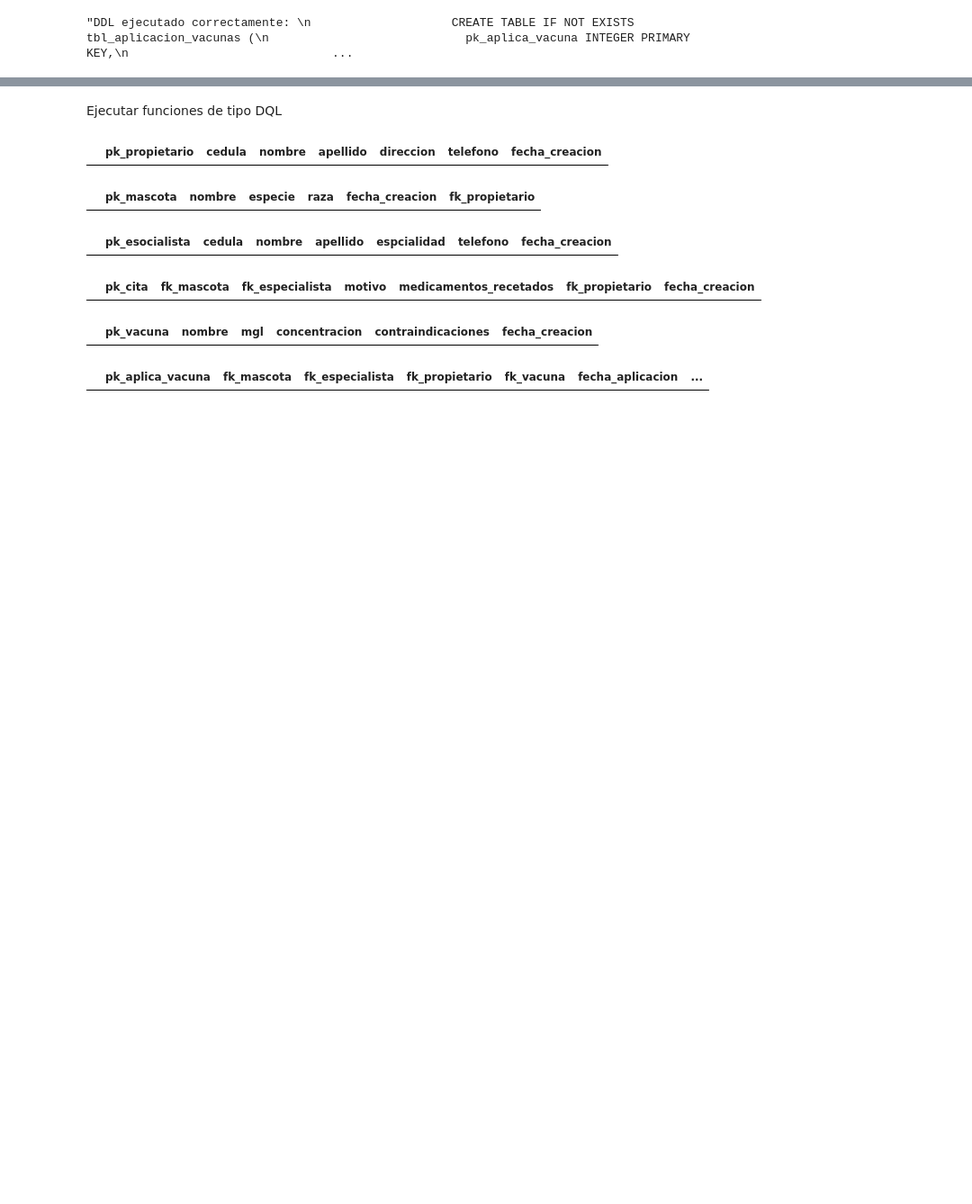
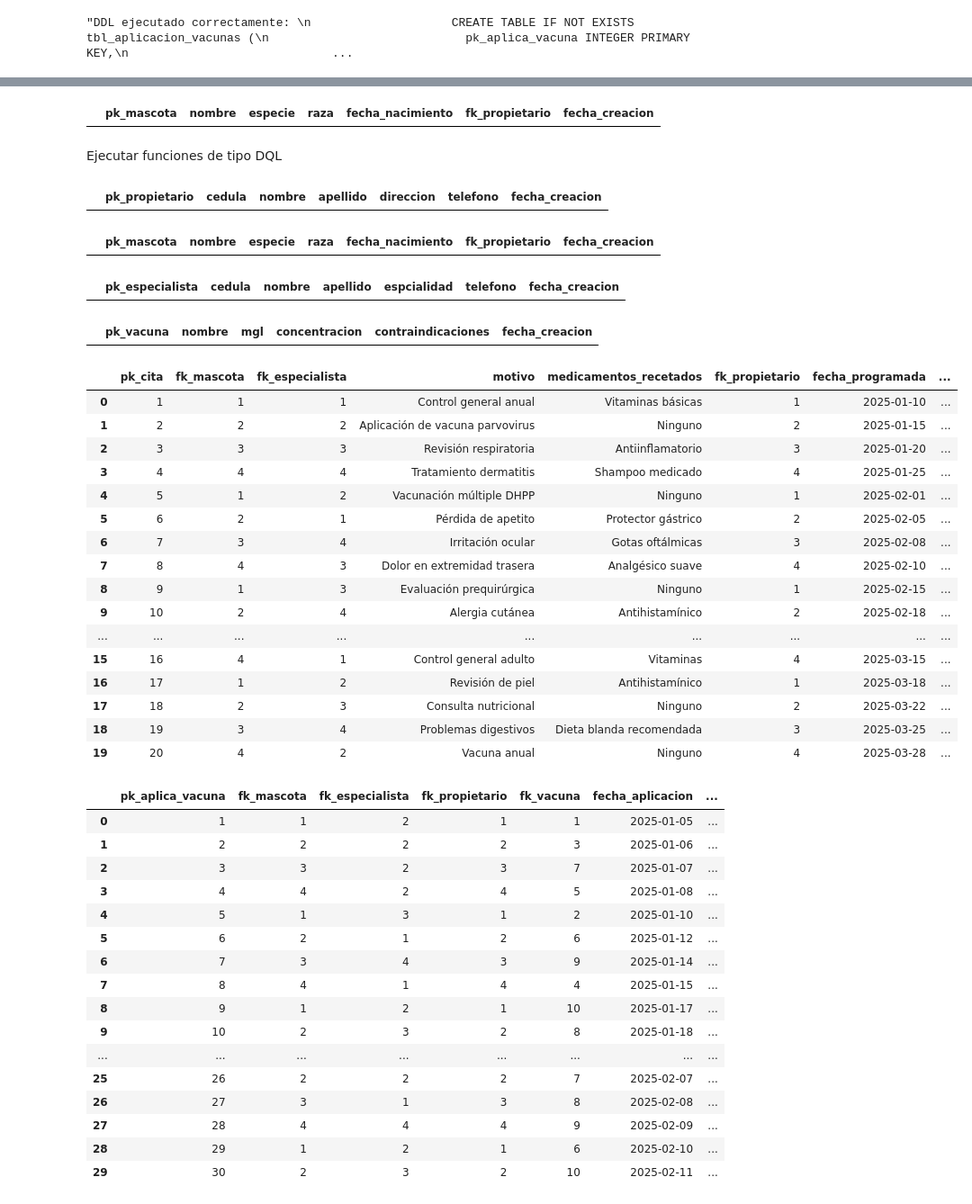
Before and after one commit to jfcruzibp/Clinica_Veterinaria, a Jupyter notebook: NoteBooks/veterinaria.ipynb, the cells around one changed output, grey strips where cells are left out. Shown at 90% size. Drawn from its saved outputs; the diff is of its cells as text; code cells hidden in the pictures; blank space fills up the shorter version.

```diff
--- a/NoteBooks/veterinaria.ipynb
+++ b/NoteBooks/veterinaria.ipynb
@@ -147,22 +263,60 @@ Funcion_ejecutar_DDL(tabla_aplicacion_vacunas)
+# %%
+df2 = Funcion_ejecutar_DQL("SELECT * from par_mascotas;")
+display(df2)
+# %% [output]
+|  | pk_mascota | nombre | especie | raza | fecha_nacimiento | fk_propietario | fecha_creacion |
 # %% [markdown]
 Ejecutar funciones de tipo DQL
 # %%
 df1 = Funcion_ejecutar_DQL("SELECT * from par_propietario;")
 display(df1)
 df2 = Funcion_ejecutar_DQL("SELECT * from par_mascotas;")
 display(df2)
 df3 = Funcion_ejecutar_DQL("SELECT * from par_especialista;")
 display(df3)
-df4 = Funcion_ejecutar_DQL("SELECT * from tbl_citas;")
+df4 = Funcion_ejecutar_DQL("SELECT * from par_vacunas;")
 display(df4)
-df5 = Funcion_ejecutar_DQL("SELECT * from par_vacunas;")
+##############################################################################
+df5 = Funcion_ejecutar_DQL("SELECT * from tbl_citas;")
 display(df5)
 df6 = Funcion_ejecutar_DQL("SELECT * from tbl_aplicacion_vacunas;")
 display(df6)
 # %% [output]
 |  | pk_propietario | cedula | nombre | apellido | direccion | telefono | fecha_creacion |
-|  | pk_mascota | nombre | especie | raza | fecha_creacion | fk_propietario |
+|  | pk_mascota | nombre | especie | raza | fecha_nacimiento | fk_propietario | fecha_creacion |
-|  | pk_esocialista | cedula | nombre | apellido | espcialidad | telefono | fecha_creacion |
+|  | pk_especialista | cedula | nombre | apellido | espcialidad | telefono | fecha_creacion |
-|  | pk_cita | fk_mascota | fk_especialista | motivo | medicamentos_recetados | fk_propietario | fecha_creacion |
+|  | pk_vacuna | nombre | mgl | concentracion | contraindicaciones | fecha_creacion |
-|  | pk_vacuna | nombre | mgl | concentracion | contraindicaciones | fecha_creacion |
+|  | pk_cita | fk_mascota | fk_especialista | motivo | medicamentos_recetados | fk_propietario | fecha_programada | ... |
+| 0 | 1 | 1 | 1 | Control general anual | Vitaminas básicas | 1 | 2025-01-10 | ... |
+| 1 | 2 | 2 | 2 | Aplicación de vacuna parvovirus | Ninguno | 2 | 2025-01-15 | ... |
+| 2 | 3 | 3 | 3 | Revisión respiratoria | Antiinflamatorio | 3 | 2025-01-20 | ... |
+| 3 | 4 | 4 | 4 | Tratamiento dermatitis | Shampoo medicado | 4 | 2025-01-25 | ... |
+| 4 | 5 | 1 | 2 | Vacunación múltiple DHPP | Ninguno | 1 | 2025-02-01 | ... |
+| 5 | 6 | 2 | 1 | Pérdida de apetito | Protector gástrico | 2 | 2025-02-05 | ... |
+| 6 | 7 | 3 | 4 | Irritación ocular | Gotas oftálmicas | 3 | 2025-02-08 | ... |
+| 7 | 8 | 4 | 3 | Dolor en extremidad trasera | Analgésico suave | 4 | 2025-02-10 | ... |
+| 8 | 9 | 1 | 3 | Evaluación prequirúrgica | Ninguno | 1 | 2025-02-15 | ... |
+| 9 | 10 | 2 | 4 | Alergia cutánea | Antihistamínico | 2 | 2025-02-18 | ... |
+| ... | ... | ... | ... | ... | ... | ... | ... | ... |
+| 15 | 16 | 4 | 1 | Control general adulto | Vitaminas | 4 | 2025-03-15 | ... |
+| 16 | 17 | 1 | 2 | Revisión de piel | Antihistamínico | 1 | 2025-03-18 | ... |
+| 17 | 18 | 2 | 3 | Consulta nutricional | Ninguno | 2 | 2025-03-22 | ... |
+| 18 | 19 | 3 | 4 | Problemas digestivos | Dieta blanda recomendada | 3 | 2025-03-25 | ... |
+| 19 | 20 | 4 | 2 | Vacuna anual | Ninguno | 4 | 2025-03-28 | ... |
 |  | pk_aplica_vacuna | fk_mascota | fk_especialista | fk_propietario | fk_vacuna | fecha_aplicacion | ... |
+| 0 | 1 | 1 | 2 | 1 | 1 | 2025-01-05 | ... |
+| 1 | 2 | 2 | 2 | 2 | 3 | 2025-01-06 | ... |
+| 2 | 3 | 3 | 2 | 3 | 7 | 2025-01-07 | ... |
+| 3 | 4 | 4 | 2 | 4 | 5 | 2025-01-08 | ... |
+| 4 | 5 | 1 | 3 | 1 | 2 | 2025-01-10 | ... |
+| 5 | 6 | 2 | 1 | 2 | 6 | 2025-01-12 | ... |
+| 6 | 7 | 3 | 4 | 3 | 9 | 2025-01-14 | ... |
+| 7 | 8 | 4 | 1 | 4 | 4 | 2025-01-15 | ... |
+| 8 | 9 | 1 | 2 | 1 | 10 | 2025-01-17 | ... |
+| 9 | 10 | 2 | 3 | 2 | 8 | 2025-01-18 | ... |
+| ... | ... | ... | ... | ... | ... | ... | ... |
+| 25 | 26 | 2 | 2 | 2 | 7 | 2025-02-07 | ... |
+| 26 | 27 | 3 | 1 | 3 | 8 | 2025-02-08 | ... |
+| 27 | 28 | 4 | 4 | 4 | 9 | 2025-02-09 | ... |
+| 28 | 29 | 1 | 2 | 1 | 6 | 2025-02-10 | ... |
+| 29 | 30 | 2 | 3 | 2 | 10 | 2025-02-11 | ... |
```
Also changed, not shown: parts of 6 cells of this notebook, 1 other file.
